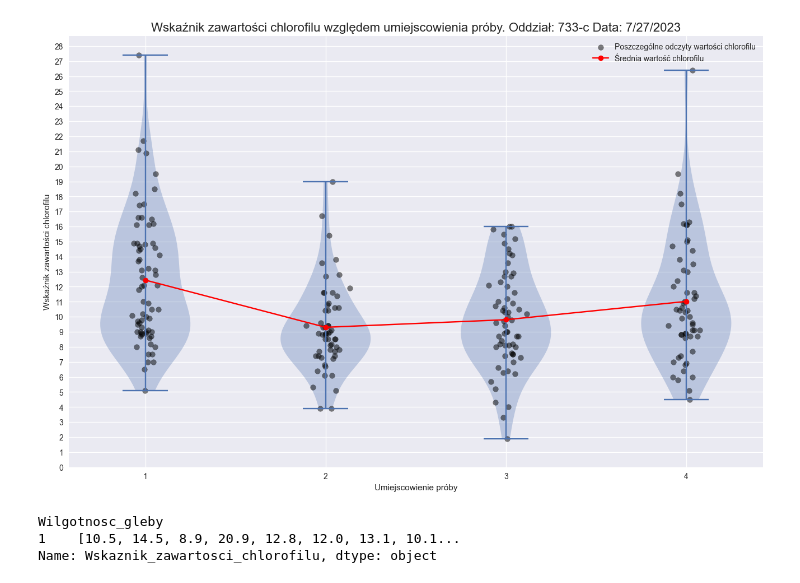
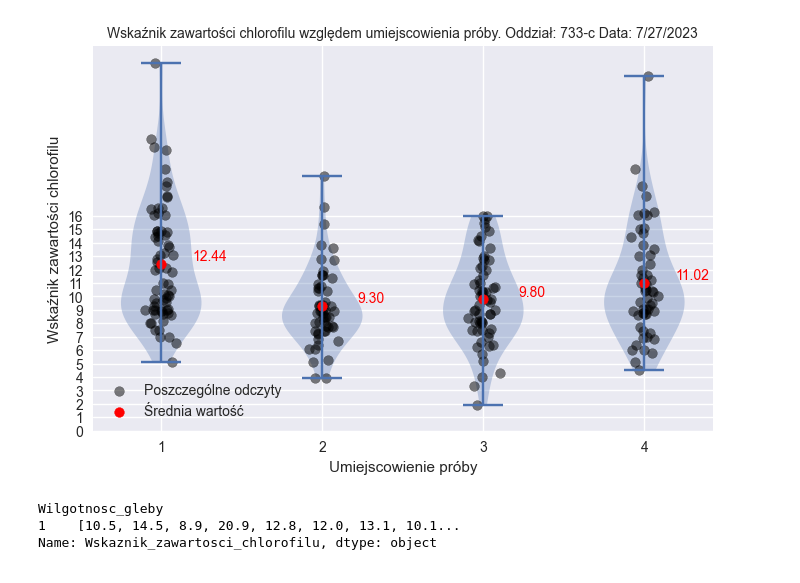
Before and after one commit to Szymon5922/badania-inz1-wykresy, a Jupyter notebook: wykresy-dodatkowa.ipynb, the cells around one changed output. Saved outputs shown, nothing was run; the diff lists cells and outputs as text; code cells hidden in the pictures.

```diff
--- a/wykresy-dodatkowa.ipynb
+++ b/wykresy-dodatkowa.ipynb
@@ -14,28 +16,37 @@ df_dodatkowa = pd.read_sql_query(query,conn)
 # %%
-grouped_data = df_dodatkowa.groupby('Umiejscowienie_proby')['Wskaznik_zawartosci_chlorofilu'].apply(list)
-data_for_violin = grouped_data.values.tolist()
+import numpy as np
+import matplotlib.pyplot as plt
+
+# Grupowanie danych dla dodatkowej kategorii
+grouped_data_dodatkowa = df_dodatkowa.groupby('Umiejscowienie_proby')['Wskaznik_zawartosci_chlorofilu'].apply(list)
+data_for_violin_dodatkowa = grouped_data_dodatkowa.values.tolist()
 
 plt.style.use('seaborn')
-plt.figure(figsize=(16, 10))
-plt.violinplot(data_for_violin)
+plt.figure(figsize=(8, 5))
+plt.violinplot(data_for_violin_dodatkowa)
 plt.xlabel('Umiejscowienie próby')
 plt.ylabel('Wskaźnik zawartości chlorofilu')
-plt.title('Wskaźnik zawartości chlorofilu względem umiejscowienia próby. Oddział: 733-c Data: 7/27/2023',fontsize=16)
+plt.title('Wskaźnik zawartości chlorofilu względem umiejscowienia próby. Oddział: 733-c Data: 7/27/2023', fontsize=10)
 
-for i, data in enumerate(data_for_violin, start=1):
+for i, data in enumerate(data_for_violin_dodatkowa, start=1):
     positions = np.random.normal(i, 0.04, size=len(data))
-    plt.scatter(positions, data, alpha=0.5, color='black',label='Poszczególne odczyty wartości chlorofilu' if i == 1 else None)  # Tylko pierwszy punkt otrzymuje etykietę
+    plt.scatter(positions, data, alpha=0.5, color='black', label='Poszczególne odczyty' if i == 1 else None)
 
+# Dodaj czerwone punkty oznaczające średnią wartość
+mean_values_dodatkowa = [np.mean(values) for values in data_for_violin_dodatkowa]
+plt.scatter(np.arange(1, len(grouped_data_dodatkowa) + 1), mean_values_dodatkowa, marker='o', color='red', label='Średnia wartość')
 
-mean_values = [np.mean(values) for values in data_for_violin]
-plt.plot(range(1, len(mean_values) + 1), mean_values, marker='o', linestyle='-', color='red', label='Średnia wartość chlorofilu')
-plt.yticks([i for i in range(0, 29, 1)])
+# Dodaj adnotacje obok punktów oznaczających średnią wartość
+for i, mean_value in enumerate(mean_values_dodatkowa, start=1):
+    plt.text(i + 0.3, mean_value, f'{mean_value:.2f}', ha='center', va='bottom', color='red')
+
+plt.yticks([i for i in range(0, 17, 1)])
 plt.grid(True)
-plt.xticks(np.arange(1, len(grouped_data) + 1), grouped_data.index)
+plt.xticks(np.arange(1, len(grouped_data_dodatkowa) + 1), grouped_data_dodatkowa.index)
 plt.legend()
 plt.show()
 # %% [output]
-[figure, old version]
+[figure, new version]
 # %%
 chlorofilPerWilgotnosc = df_dodatkowa.groupby('Wilgotnosc_gleby')['Wskaznik_zawartosci_chlorofilu'].apply(list)
 print(chlorofilPerWilgotnosc)
```
Also changed, not shown: parts of 3 cells of this notebook, 12 other files.
